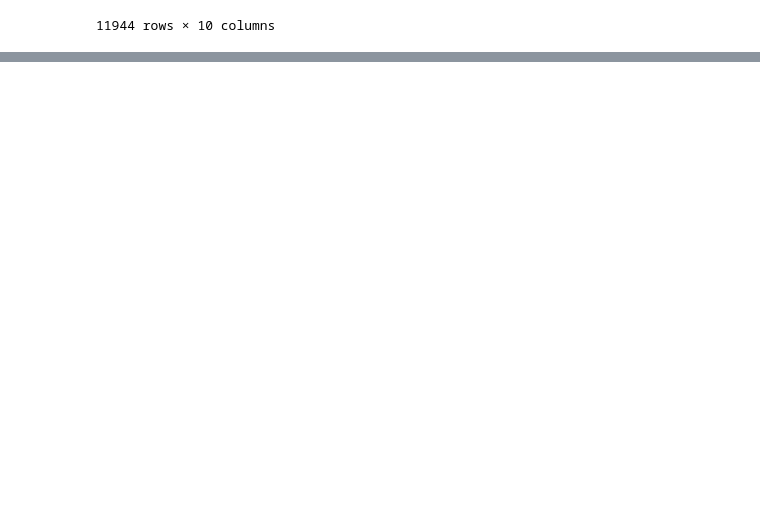
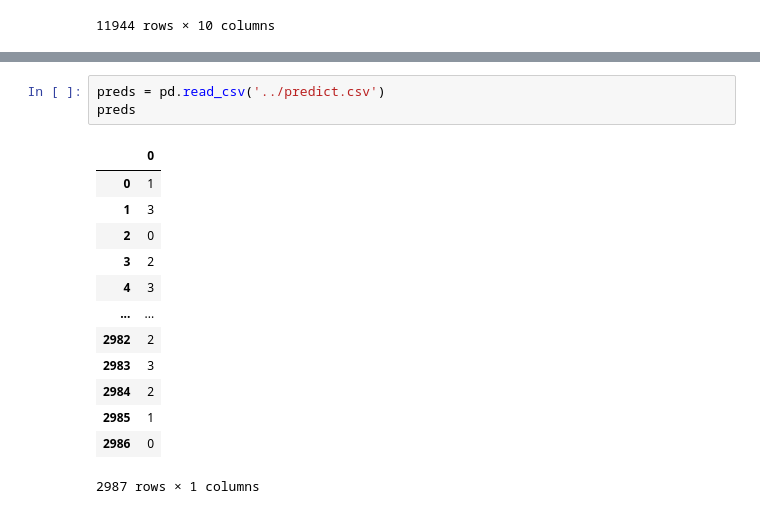
Before and after one commit to VIVALDI142857/api, a Jupyter notebook: notebooks/inst.ipynb, the cells around one changed output, grey strips where cells are left out. Drawn from its saved outputs; the diff is of its cells as text; blank space fills up the shorter version.

```diff
--- a/notebooks/inst.ipynb
+++ b/notebooks/inst.ipynb
@@ -485,0 +326,17 @@ And if memory is not enough, you can set `force_col_wise=true`.
+# %%
+preds = pd.read_csv('../predict.csv')
+preds
+# %% [output]
+|  | 0 |
+| 0 | 1 |
+| 1 | 3 |
+| 2 | 0 |
+| 3 | 2 |
+| 4 | 3 |
+| ... | ... |
+| 2982 | 2 |
+| 2983 | 3 |
+| 2984 | 2 |
+| 2985 | 1 |
+| 2986 | 0 |
+2987 rows × 1 columns
```
Also changed, not shown: parts of 8 cells of this notebook, 12 other files.
